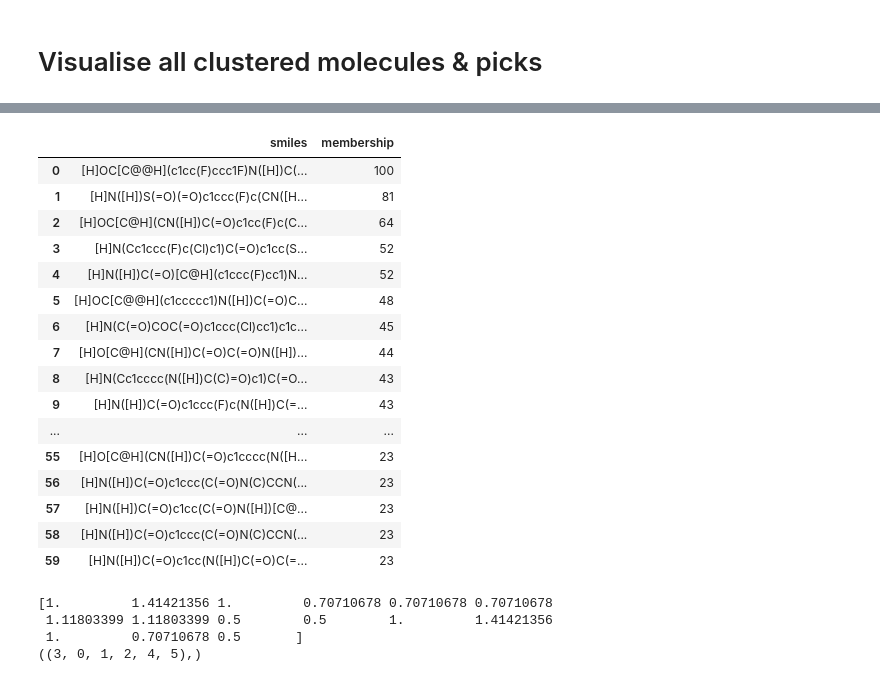
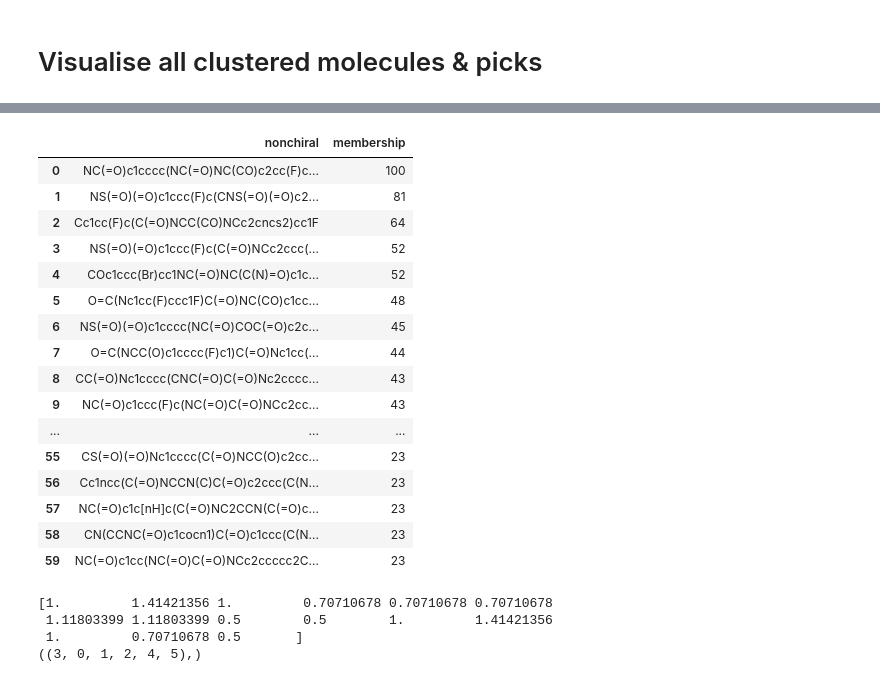
Before and after one commit to wjm41/fresco, a Jupyter notebook: notebooks/manifold_fix.ipynb, the cells around one changed output, grey strips where cells are left out. Saved outputs shown, nothing was run; the diff lists cells and outputs as text; code cells hidden in the pictures.

```diff
--- a/notebooks/manifold_fix.ipynb
+++ b/notebooks/manifold_fix.ipynb
@@ -34,13 +36,14 @@ Populating the interactive namespace from numpy and matplotlib
 # %%
-df_ids = pd.read_csv('/home/wjm41/ml_physics/frag-pcore-screen/data/mpro_mols.csv')
+df_ids = pd.read_csv(
+    '/home/wjm41/ml_physics/frag-pcore-screen/data/mpro_mols.csv')
 
 df_mpro = pd.read_csv(
     '/home/wjm41/ml_physics/frag-pcore-screen/data/EnamineREAL/topN/mpro_taut_picks_constrained.csv')
 
 df_ids['fps'] = [rdMolDescriptors.GetMorganFingerprintAsBitVect(
-        Chem.MolFromSmiles(smi), 2, 2048, useFeatures=True) for smi in df_ids["smiles"]]  # pharmacophore fingerprint
+    Chem.MolFromSmiles(smi), 2, 2048, useFeatures=True) for smi in df_ids["smiles"]]  # pharmacophore fingerprint
 df_mpro['fps'] = [rdMolDescriptors.GetMorganFingerprintAsBitVect(
-        Chem.MolFromSmiles(smi), 2, 2048, useFeatures=True) for smi in df_mpro["smiles"]]  # pharmacophore fingerprint
+    Chem.MolFromSmiles(smi), 2, 2048, useFeatures=True) for smi in df_mpro["smiles"]]  # pharmacophore fingerprint
 
 sim_mat = np.empty((len(df_ids), len(df_mpro)))
 for i in range(len(df_ids)):
@@ -55,9 +58,11 @@ fig.colorbar(cax)
 plt.show()
 
 for ind in range(len(df_mpro)):
+    assert sim_mat[ind, np.argmax(sim_mat[ind])] == 1.0
     df_mpro.at[np.argmax(sim_mat[ind]),
                'enamine'] = df_ids.iloc[ind]['enamine']
-    df_mpro.at[np.argmax(sim_mat[ind]), 'nonchiral'] = df_ids.iloc[ind]['smiles']
+    df_mpro.at[np.argmax(sim_mat[ind]),
+               'nonchiral'] = df_ids.iloc[ind]['smiles']
 
 display(df_mpro[df_mpro['enamine'].isnull()])
 df_mpro['mol'] = df_mpro['smiles'].apply(Chem.MolFromSmiles)
@@ -89,0 +159,7 @@ display(pick_grid)
+# %%
+df_picks = pd.read_csv(
+    '/home/wjm41/ml_physics/frag-pcore-screen/data/EnamineREAL/topN/mpro_taut_picks_constrained_new.csv')
+centroid_picks = centroid_df.iloc[:80]
+pd.set_option('max_colwidth', -1)
+display(centroid_picks[~centroid_picks['smiles'].isin(
+    df_picks['smiles'])][['smiles']])
@@ -89,0 +180,4 @@ display(pick_grid)
+# %%
+pd.set_option('max_rows', None)
+
+display(HTML(centroid_picks[['nonchiral']].to_html(index=False)))
@@ -90,23 +306,23 @@ display(pick_grid)
 # %%
-df_clustered = pd.read_csv(
-    '/home/wjm41/ml_physics/frag-pcore-screen/data/EnamineREAL/topN/mpro_taut_clustered.csv')
-df_clustered['mol'] = df_clustered['smiles'].apply(Chem.MolFromSmiles)
-# df_clustered['fps'] = [rdMolDescriptors.GetMorganFingerprintAsBitVect(
-#     Chem.MolFromSmiles(smi), 2, 2048, useFeatures=True) for smi in df_clustered["smiles"]]  # pharmacophore fingerprint
+centroid_grid = mols2grid.display(centroid_df.iloc[:60], template="pages", smiles_col='nonchiral', mol_col='mol',
+                                  n_rows=15, n_cols=4, subset=["img", "membership"], transform={"membership": lambda x: f"membership: {x}"},
+                                  tooltip=['nonchiral'],
+                                  maxMols=60, size=(300, 150))
+display(centroid_grid)
 
 df_picks = pd.read_csv(
     '/home/wjm41/ml_physics/frag-pcore-screen/data/EnamineREAL/topN/mpro_taut_picks_constrained_new.csv')
-df_picks['mol'] = df_picks['smiles'].apply(Chem.MolFromSmiles)
+df_picks['mol'] = df_picks['nonchiral'].apply(Chem.MolFromSmiles)
 
 pick_grid = mols2grid.display(df_picks, template="pages", smiles_col='nonchiral', mol_col='mol',
-                                 n_rows=15, n_cols=4, subset=["img", "membership"], transform={"membership": lambda x: f"membership: {x}"},
-                                 tooltip=['nonchiral'],
-                                 maxMols=60, size=(300, 150))
+                              n_rows=15, n_cols=4, subset=["img", "membership"], transform={"membership": lambda x: f"membership: {x}"},
+                              tooltip=['nonchiral'],
+                              maxMols=60, size=(300, 150))
 display(pick_grid)
 # pd.set_option('display.width', None)
 # pd.set_option('display.expand_frame_repr', False)
 pd.set_option('max_colwidth', -1)
-display(df_picks[['smiles', 'membership']])
+display(df_picks[['nonchiral', 'membership']])
 # cluster_grid = mols2grid.display(df_clustered, template="pages", smiles_col='smiles', mol_col='mol',
 #                   n_rows=15, n_cols=4, subset=["img", "cluster"], transform={"cluster": lambda x: f"cluster: {x}"},
 #                   tooltip=['smiles'],
@@ -117,20 +334,20 @@ display(df_picks[['smiles', 'membership']])
-|  | smiles | membership |
-| 0 | [H]OC[C@@H](c1cc(F)ccc1F)N([H])C(... | 100 |
-| 1 | [H]N([H])S(=O)(=O)c1ccc(F)c(CN([H... | 81 |
-| 2 | [H]OC[C@H](CN([H])C(=O)c1cc(F)c(C... | 64 |
-| 3 | [H]N(Cc1ccc(F)c(Cl)c1)C(=O)c1cc(S... | 52 |
-| 4 | [H]N([H])C(=O)[C@H](c1ccc(F)cc1)N... | 52 |
-| 5 | [H]OC[C@@H](c1ccccc1)N([H])C(=O)C... | 48 |
-| 6 | [H]N(C(=O)COC(=O)c1ccc(Cl)cc1)c1c... | 45 |
-| 7 | [H]O[C@H](CN([H])C(=O)C(=O)N([H])... | 44 |
-| 8 | [H]N(Cc1cccc(N([H])C(C)=O)c1)C(=O... | 43 |
-| 9 | [H]N([H])C(=O)c1ccc(F)c(N([H])C(=... | 43 |
+|  | nonchiral | membership |
+| 0 | NC(=O)c1cccc(NC(=O)NC(CO)c2cc(F)c... | 100 |
+| 1 | NS(=O)(=O)c1ccc(F)c(CNS(=O)(=O)c2... | 81 |
+| 2 | Cc1cc(F)c(C(=O)NCC(CO)NCc2cncs2)cc1F | 64 |
+| 3 | NS(=O)(=O)c1ccc(F)c(C(=O)NCc2ccc(... | 52 |
+| 4 | COc1ccc(Br)cc1NC(=O)NC(C(N)=O)c1c... | 52 |
+| 5 | O=C(Nc1cc(F)ccc1F)C(=O)NC(CO)c1cc... | 48 |
+| 6 | NS(=O)(=O)c1cccc(NC(=O)COC(=O)c2c... | 45 |
+| 7 | O=C(NCC(O)c1cccc(F)c1)C(=O)Nc1cc(... | 44 |
+| 8 | CC(=O)Nc1cccc(CNC(=O)C(=O)Nc2cccc... | 43 |
+| 9 | NC(=O)c1ccc(F)c(NC(=O)C(=O)NCc2cc... | 43 |
 | ... | ... | ... |
-| 55 | [H]O[C@H](CN([H])C(=O)c1cccc(N([H... | 23 |
-| 56 | [H]N([H])C(=O)c1ccc(C(=O)N(C)CCN(... | 23 |
-| 57 | [H]N([H])C(=O)c1cc(C(=O)N([H])[C@... | 23 |
-| 58 | [H]N([H])C(=O)c1ccc(C(=O)N(C)CCN(... | 23 |
-| 59 | [H]N([H])C(=O)c1cc(N([H])C(=O)C(=... | 23 |
+| 55 | CS(=O)(=O)Nc1cccc(C(=O)NCC(O)c2cc... | 23 |
+| 56 | Cc1ncc(C(=O)NCCN(C)C(=O)c2ccc(C(N... | 23 |
+| 57 | NC(=O)c1c[nH]c(C(=O)NC2CCN(C(=O)c... | 23 |
+| 58 | CN(CCNC(=O)c1cocn1)C(=O)c1ccc(C(N... | 23 |
+| 59 | NC(=O)c1cc(NC(=O)C(=O)NCc2ccccc2C... | 23 |
 # %%
 from sklearn.metrics import pairwise_distances
 
```
Also changed, not shown: parts of 16 cells of this notebook, 2 other files.
